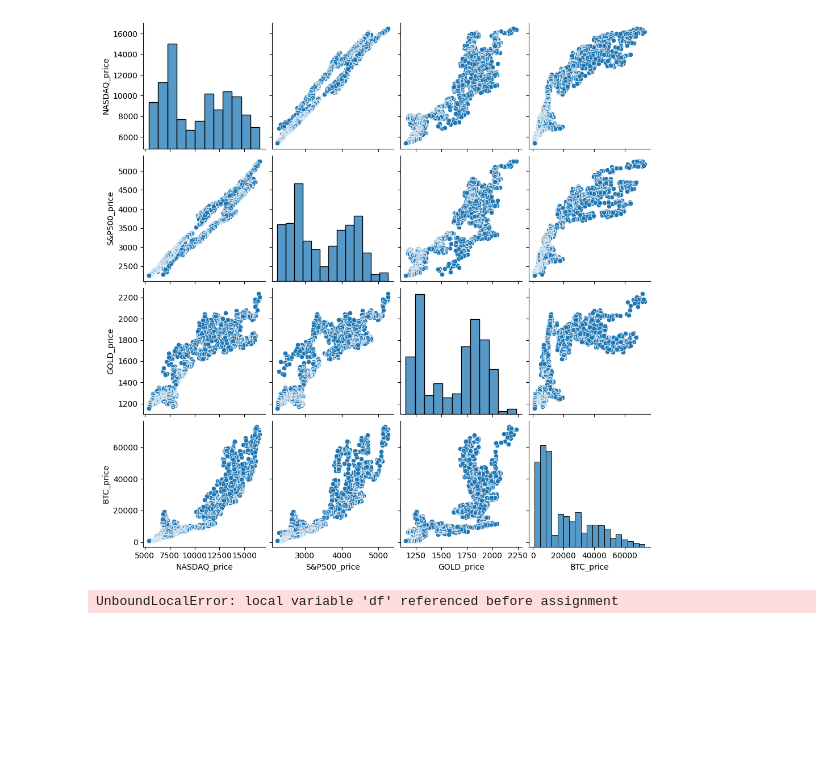
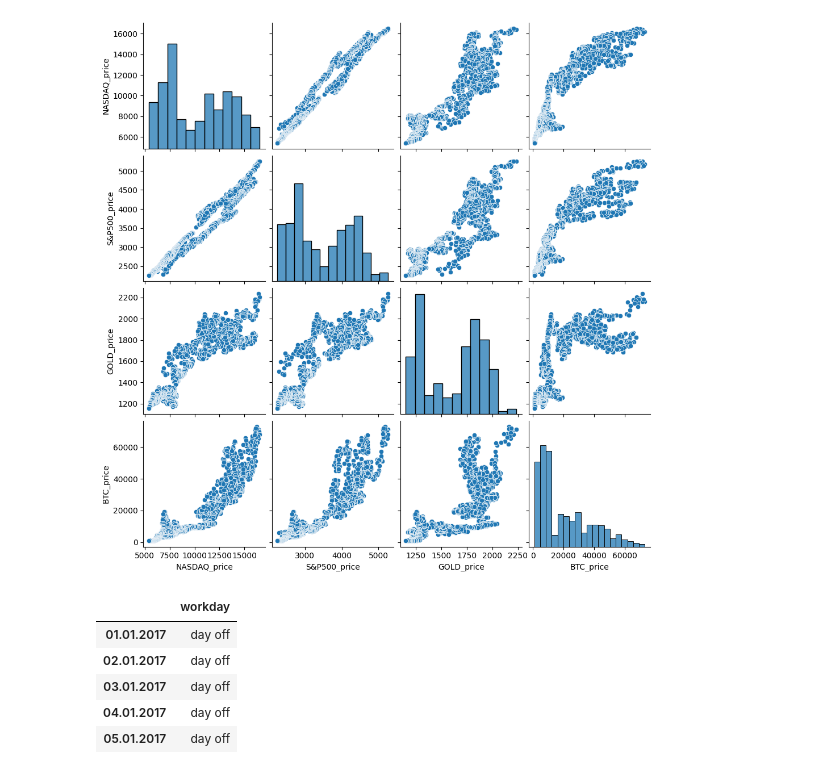
Before and after one commit to AntkhnDmtr/Andan_Project_Bitcoin, a Jupyter notebook: Проект_по_Андану.ipynb, the cells around one changed output. Drawn from its saved outputs; the diff is of its cells as text; code cells hidden in the pictures; blank space fills up the shorter version.

```diff
--- a/Проект_по_Андану.ipynb
+++ b/Проект_по_Андану.ipynb
@@ -875,17 +877,15 @@ import numpy as np
 from datetime import date
 from fake_useragent import UserAgent
 # %%
-class DataHandler:
+class FinancialInfo:
     def __init__(self, start_date, end_date):
-        self.start_date = start_date
-        self.end_date = end_date
+        self.start_date = pd.to_datetime(start_date, format='%d.%m.%Y')
+        self.end_date = pd.to_datetime(end_date, format='%d.%m.%Y')
 
     def get_holidays(self):
         '''Выгружает выходные и праздничные дни в соответствии с производственным календарем за даты, указанные в атрибутах объекта'''
         all_holidays = dict()
-
         years = np.arange(self.start_date.year, self.end_date.year + 1)
-
         months = np.arange(12)
 
         for y in years:
@@ -920,21 +920,22 @@ class DataHandler:
         return calendar_df
 
     def get_all(self):
+        # Инициализация df с помощью индексов от start_date до end_date
+        date_range = pd.date_range(start=self.start_date, end=self.end_date)
+        df = pd.DataFrame(index=date_range)
+        df.index = df.index.strftime('%d.%m.%Y')
 
-        df.index = pd.to_datetime(df.index, format='%d.%m.%Y')
-        df = df.sort_index()
-        df.index = df.index.strftime('%d.%m.%Y')
-        df = pd.merge(df,
-                      self.get_holidays(),
-                      how='left',
-                      left_index=True,
-                      right_index=True)
+        # Получение праздничных и выходных дней
+        holidays_df = self.get_holidays()
 
-        df['workday'] = df['workday'].fillna('workday')
-
-        return df
+        return holidays_df
 # %%
-df_new = DataHandler(start_date='01.01.2017', end_date='01.04.2024').get_all()
+df_new = FinancialInfo(start_date='01.01.2017', end_date='01.04.2024').get_all()
 df_new.head()
 # %% [output]
-UnboundLocalError: local variable 'df' referenced before assignment
+|  | workday |
+| 01.01.2017 | day off |
+| 02.01.2017 | day off |
+| 03.01.2017 | day off |
+| 04.01.2017 | day off |
+| 05.01.2017 | day off |
```
Also changed, not shown: parts of 5 cells of this notebook.
